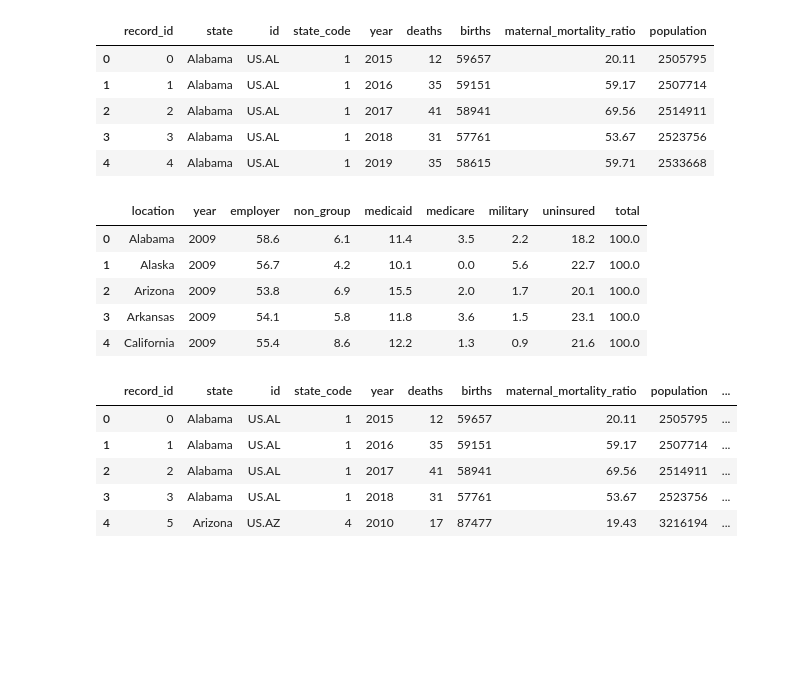
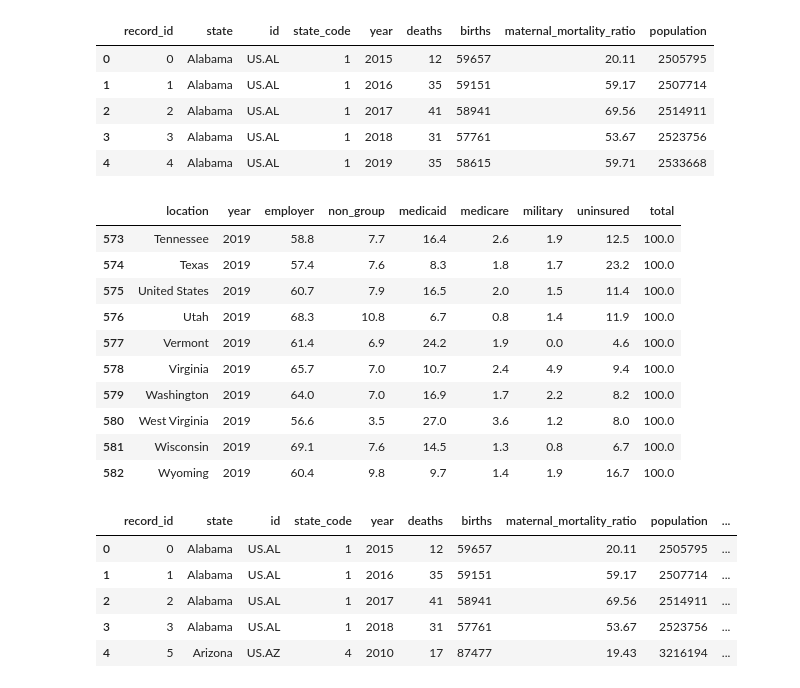
Before and after one commit to abpuccini/maternal-mortality-project, a Jupyter notebook: ETL/ETL-process/exploratory_lee_mmr_us.ipynb, the cells around one changed output. Cells and saved outputs as stored; diff of their text form; code cells hidden in the pictures; blank space fills up the shorter version.

```diff
--- a/ETL/ETL-process/exploratory_lee_mmr_us.ipynb
+++ b/ETL/ETL-process/exploratory_lee_mmr_us.ipynb
@@ -22,15 +22,20 @@ mmr_df.head()
 | 2 | 2 | Alabama | US.AL | 1 | 2017 | 41 | 58941 | 69.56 | 2514911 |
 | 3 | 3 | Alabama | US.AL | 1 | 2018 | 31 | 57761 | 53.67 | 2523756 |
 | 4 | 4 | Alabama | US.AL | 1 | 2019 | 35 | 58615 | 59.71 | 2533668 |
-# %%
-ins_df.head()
-# %% [output]
-|  | location | year | employer | non_group | medicaid | medicare | military | uninsured | total |
-| 0 | Alabama | 2009 | 58.6 | 6.1 | 11.4 | 3.5 | 2.2 | 18.2 | 100.0 |
-| 1 | Alaska | 2009 | 56.7 | 4.2 | 10.1 | 0.0 | 5.6 | 22.7 | 100.0 |
-| 2 | Arizona | 2009 | 53.8 | 6.9 | 15.5 | 2.0 | 1.7 | 20.1 | 100.0 |
-| 3 | Arkansas | 2009 | 54.1 | 5.8 | 11.8 | 3.6 | 1.5 | 23.1 | 100.0 |
-| 4 | California | 2009 | 55.4 | 8.6 | 12.2 | 1.3 | 0.9 | 21.6 | 100.0 |
+# %%
+ins_df.tail(10)
+# %% [output]
+|  | location | year | employer | non_group | medicaid | medicare | military | uninsured | total |
+| 573 | Tennessee | 2019 | 58.8 | 7.7 | 16.4 | 2.6 | 1.9 | 12.5 | 100.0 |
+| 574 | Texas | 2019 | 57.4 | 7.6 | 8.3 | 1.8 | 1.7 | 23.2 | 100.0 |
+| 575 | United States | 2019 | 60.7 | 7.9 | 16.5 | 2.0 | 1.5 | 11.4 | 100.0 |
+| 576 | Utah | 2019 | 68.3 | 10.8 | 6.7 | 0.8 | 1.4 | 11.9 | 100.0 |
+| 577 | Vermont | 2019 | 61.4 | 6.9 | 24.2 | 1.9 | 0.0 | 4.6 | 100.0 |
+| 578 | Virginia | 2019 | 65.7 | 7.0 | 10.7 | 2.4 | 4.9 | 9.4 | 100.0 |
+| 579 | Washington | 2019 | 64.0 | 7.0 | 16.9 | 1.7 | 2.2 | 8.2 | 100.0 |
+| 580 | West Virginia | 2019 | 56.6 | 3.5 | 27.0 | 3.6 | 1.2 | 8.0 | 100.0 |
+| 581 | Wisconsin | 2019 | 69.1 | 7.6 | 14.5 | 1.3 | 0.8 | 6.7 | 100.0 |
+| 582 | Wyoming | 2019 | 60.4 | 9.8 | 9.7 | 1.4 | 1.9 | 16.7 | 100.0 |
 # %%
 # merge mmr and insurance dataframes
 merged_ins_df = mmr_df.merge(ins_df, how="inner", left_on=["state", "year"], right_on=["location", "year"])
```
Also changed, not shown: parts of 4 cells of this notebook, 2 other files.
